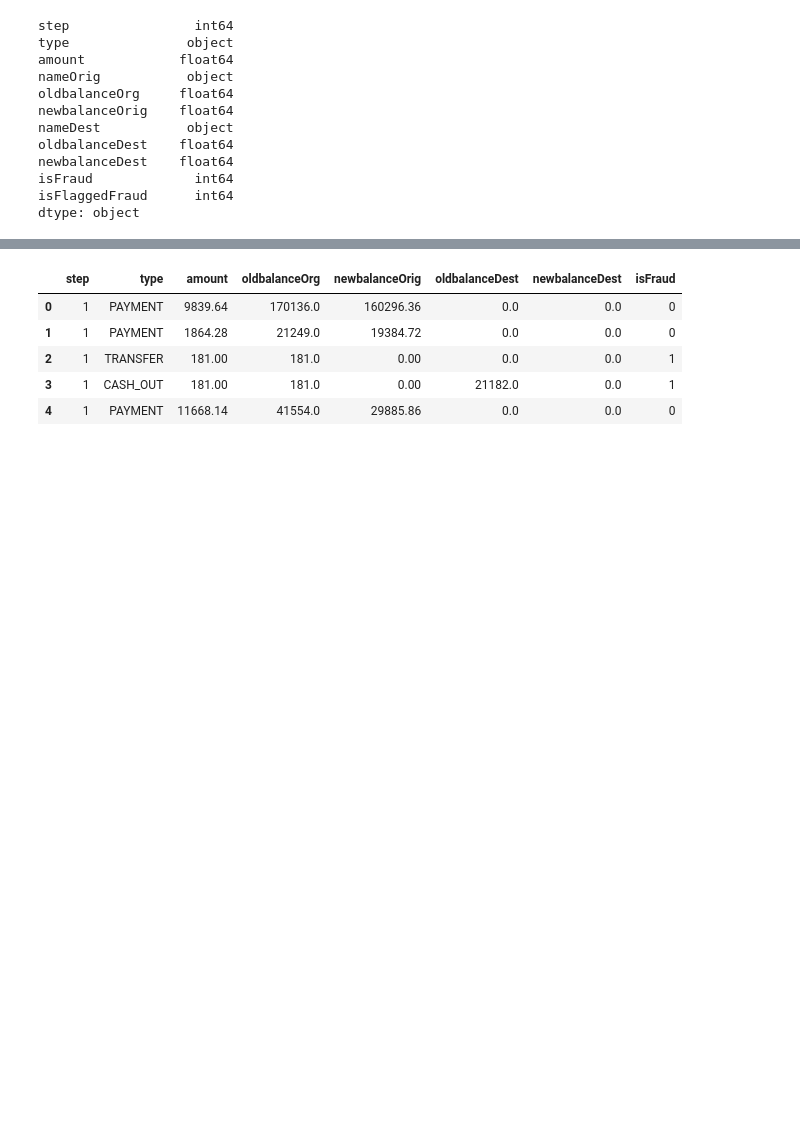
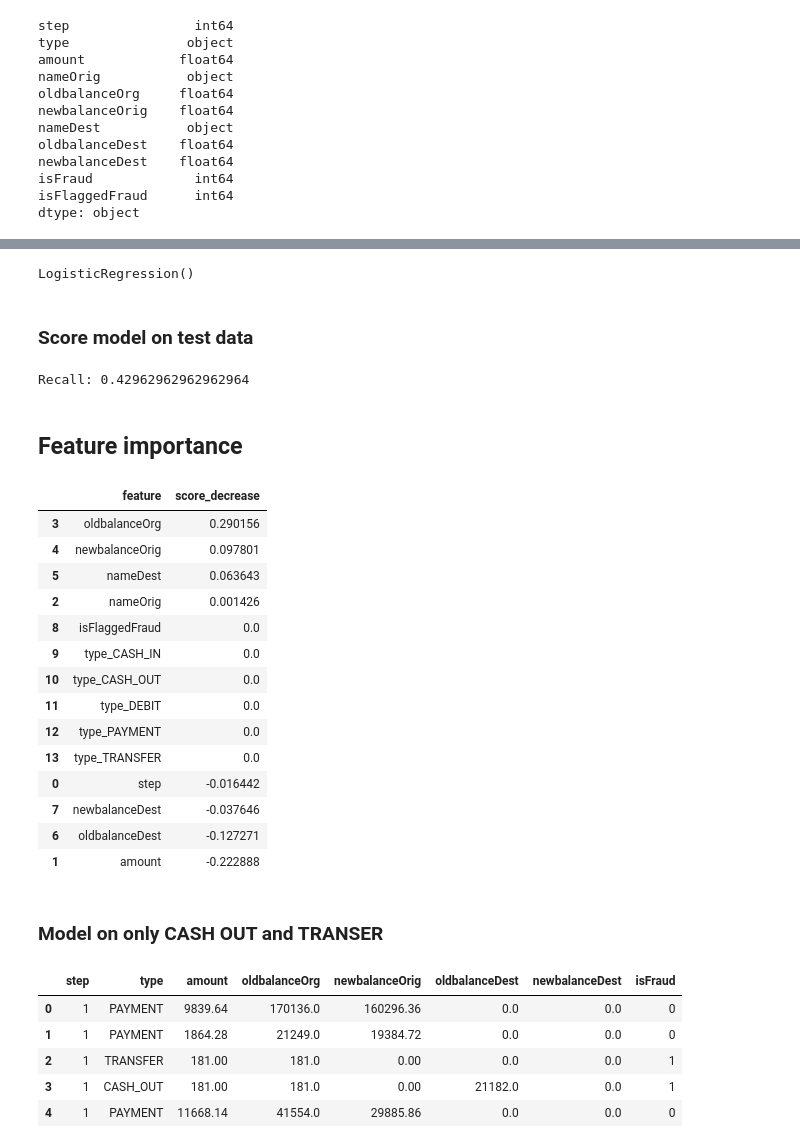
Before and after one commit to AlcaRmsp/the_laundromat, a Jupyter notebook: Data_Modelling_LR.ipynb, the cells around one changed output, grey strips where cells are left out. Drawn from its saved outputs; the diff is of its cells as text; code cells hidden in the pictures; blank space fills up the shorter version.

Commit message:
Added Feature Importance

```diff
--- a/Data_Modelling_LR.ipynb
+++ b/Data_Modelling_LR.ipynb
@@ -120,0 +104,5 @@ Recall: 0.42962962962962964
+# %%
+# Train the model on the Training data
+logreg.fit(X_train, y_train)
+# %% [output]
+LogisticRegression()
@@ -121,3 +111,38 @@ Recall: 0.42962962962962964
+# %% [markdown]
+### Score model on test data
+# %%
+# Score the model on the Test data
+recall = recall_score(y_test, y_pred)
+print("Recall:", recall)
+# %% [output]
+Recall: 0.42962962962962964
+# %% [markdown]
+## Feature importance
+# %%
+from sklearn.inspection import permutation_importance
+log_model = LogisticRegression().fit(X_train, y_train) # Fit model
+permutation_score = permutation_importance(log_model, X_train, y_train, n_repeats=10, scoring = 'recall') # Perform Permutation"
+importance_df = pd.DataFrame(np.vstack((X.columns, permutation_score.importances_mean)).T) # Unstack results"
+importance_df.columns=['feature','score_decrease']
+importance_df.sort_values(by='score_decrease', ascending = False) # Order by importance"
+# %% [output]
+|  | feature | score_decrease |
+| 3 | oldbalanceOrg | 0.290156 |
+| 4 | newbalanceOrig | 0.097801 |
+| 5 | nameDest | 0.063643 |
+| 2 | nameOrig | 0.001426 |
+| 8 | isFlaggedFraud | 0.0 |
+| 9 | type_CASH_IN | 0.0 |
+| 10 | type_CASH_OUT | 0.0 |
+| 11 | type_DEBIT | 0.0 |
+| 12 | type_PAYMENT | 0.0 |
+| 13 | type_TRANSFER | 0.0 |
+| 0 | step | -0.016442 |
+| 7 | newbalanceDest | -0.037646 |
+| 6 | oldbalanceDest | -0.127271 |
+| 1 | amount | -0.222888 |
+# %% [markdown]
+### Model on only CASH OUT and TRANSER
 # %%
 data.drop(['nameOrig','nameDest','isFlaggedFraud'],axis=1,inplace=True)
 data.head()
```
Also changed, not shown: parts of 32 cells of this notebook.
